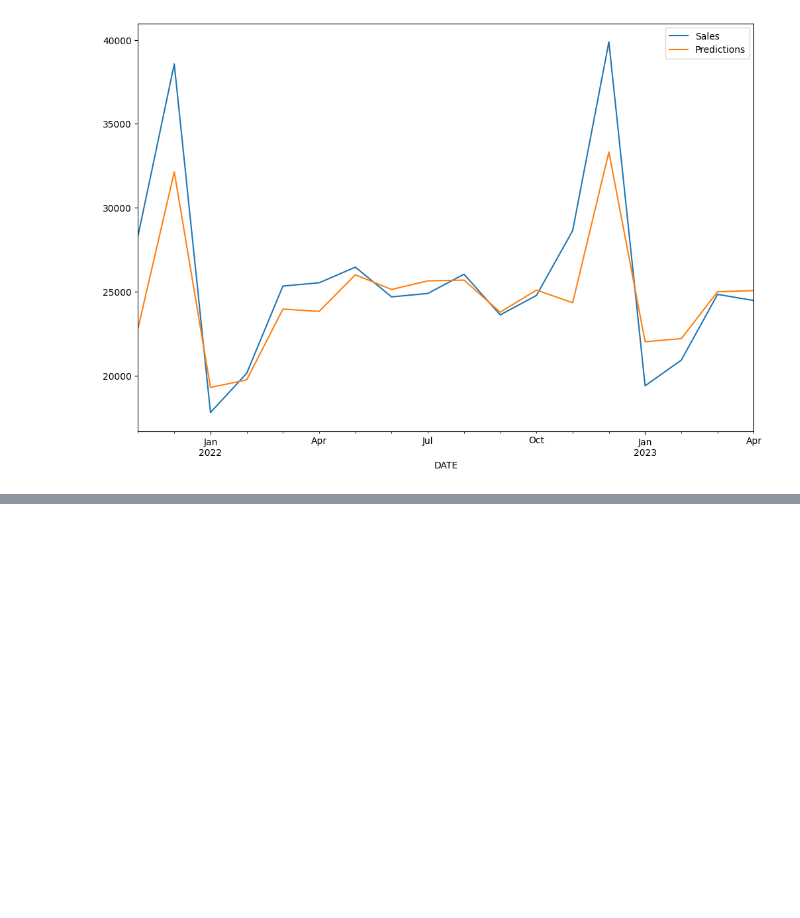
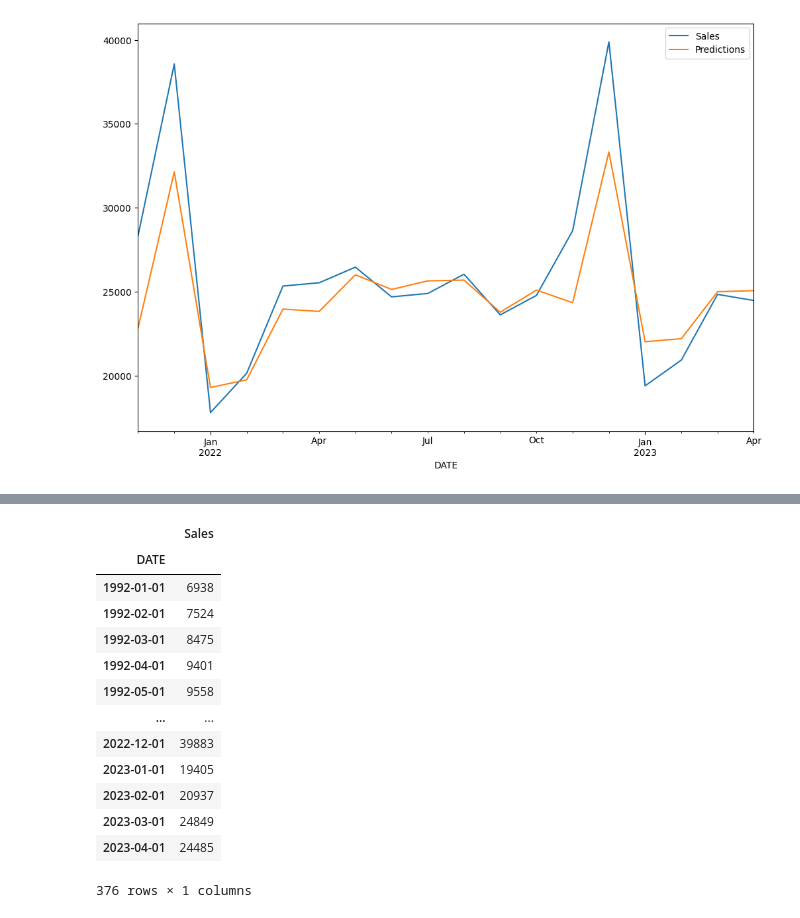
Before and after one commit to mouminaa/RNN, a Jupyter notebook: RSCCASN.ipynb, the cells around one changed output, grey strips where cells are left out. Cells and saved outputs as stored; diff of their text form; code cells hidden in the pictures; blank space fills up the shorter version.

```diff
--- a/RSCCASN.ipynb
+++ b/RSCCASN.ipynb
@@ -337,0 +403,17 @@ test.plot(figsize=(12,8))
+# %%
+df
+# %% [output]
+|  | Sales |
+| DATE |  |
+| 1992-01-01 | 6938 |
+| 1992-02-01 | 7524 |
+| 1992-03-01 | 8475 |
+| 1992-04-01 | 9401 |
+| 1992-05-01 | 9558 |
+| ... | ... |
+| 2022-12-01 | 39883 |
+| 2023-01-01 | 19405 |
+| 2023-02-01 | 20937 |
+| 2023-03-01 | 24849 |
+| 2023-04-01 | 24485 |
+376 rows × 1 columns
```
Also changed, not shown: parts of 13 cells of this notebook, 1 other file.
